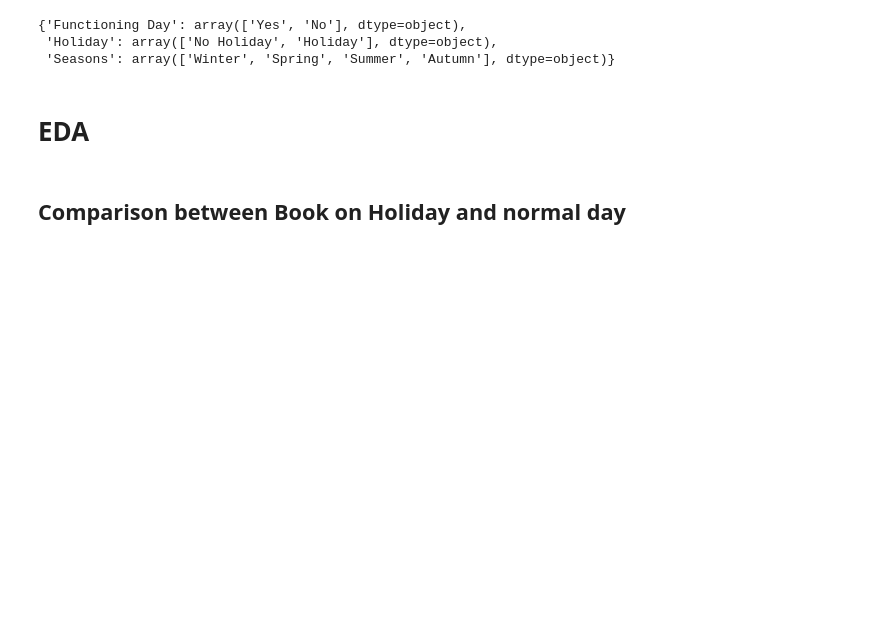
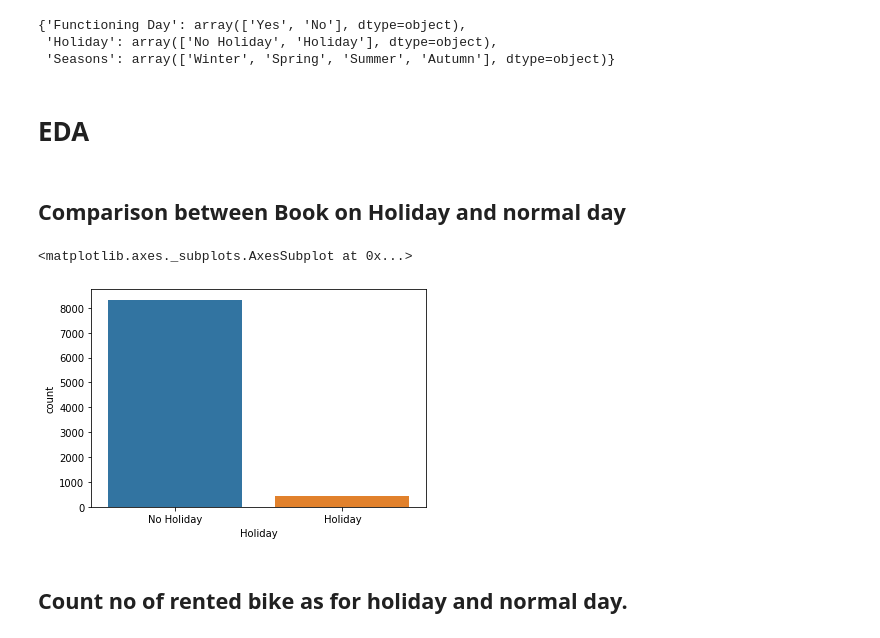
Before and after one commit to satyam-jyoti-sankar/Bike-Sharing-Demand-Prediction-, a Jupyter notebook: Bike_Sharing_Demand_Prediction_Capstone_Project.ipynb, the cells around one changed output. Drawn from its saved outputs; the diff is of its cells as text; code cells hidden in the pictures; blank space fills up the shorter version.

```diff
--- a/Bike_Sharing_Demand_Prediction_Capstone_Project.ipynb
+++ b/Bike_Sharing_Demand_Prediction_Capstone_Project.ipynb
@@ -252,3 +232,10 @@ y
 # EDA
 # %% [markdown]
 ## Comparison between Book on Holiday and normal day
+# %%
+sns.countplot(df['Holiday'])
+# %% [output]
+<matplotlib.axes._subplots.AxesSubplot at 0x...>
+[figure, added]
+# %% [markdown]
+## Count no of rented bike as for holiday and normal day.
```
Also changed, not shown: parts of 27 cells of this notebook.
